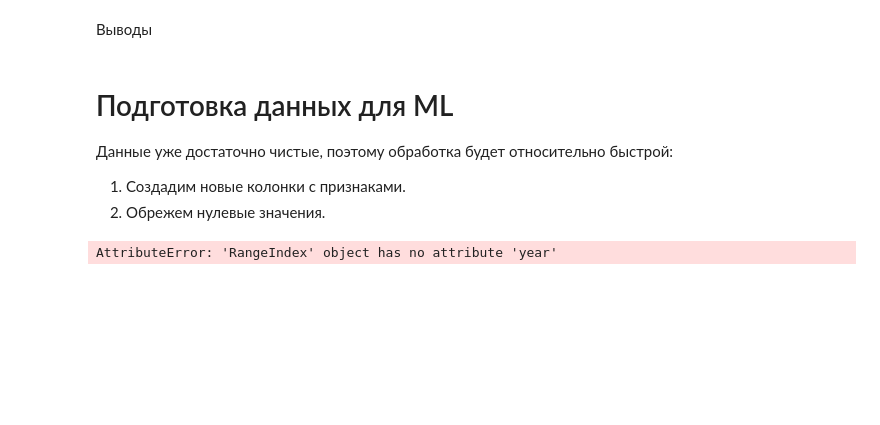
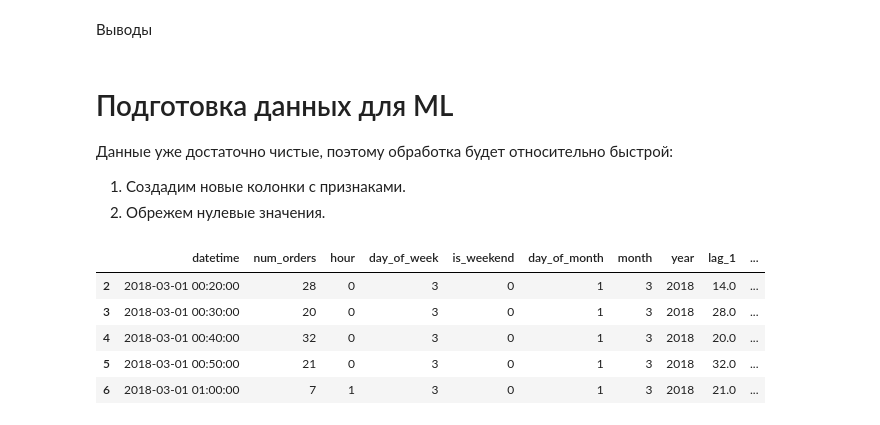
Before and after one commit to mskhmelik/yandex_data_science, a Jupyter notebook: Project_7/prj_taxi_clients.ipynb, the cells around one changed output. Saved outputs shown, nothing was run; the diff lists cells and outputs as text; code cells hidden in the pictures; blank space fills up the shorter version.

Commit message:
modified:   Project_7/prj_taxi_clients.ipynb changes:    added features to the dataset

```diff
--- a/Project_7/prj_taxi_clients.ipynb
+++ b/Project_7/prj_taxi_clients.ipynb
@@ -85,17 +85,31 @@ VBox(children=(Tab(children=(Tab(children=(GridBox(children=(VBox(children=(Grid
 
 1. Создадим новые колонки с признаками.
 2. Обрежем нулевые значения.
-# %%
-df_taxi_orders = (
-    raw_taxi_orders
-    .copy()
-    .loc[lambda df: df.num_orders > 0]
-    .astype({
-
-    })
-    .assign(
-        year=lambda df: raw_taxi_orders.index.year
-    )
-)
-# %% [output]
-AttributeError: 'RangeIndex' object has no attribute 'year'
+# %%
+df_taxi_orders = (
+    raw_taxi_orders
+    .loc[lambda df: df.num_orders > 0]
+    .reset_index(drop=True)
+    .assign(
+        datetime=lambda df: pd.to_datetime(df.datetime),
+        hour=lambda df: df.datetime.dt.hour,
+        day_of_week=lambda df: df.datetime.dt.dayofweek,
+        is_weekend=lambda df: df.day_of_week.isin([5, 6]).astype(int),
+        day_of_month=lambda df: df.datetime.dt.day,
+        month=lambda df: df.datetime.dt.month,
+        year=lambda df: df.datetime.dt.year,
+        lag_1=lambda df: df.num_orders.shift(1),
+        mean_rol_3=lambda df: df.num_orders.rolling(window=3).mean(),
+        std_rol_3=lambda df: df.num_orders.rolling(window=3).std()
+    )
+    .dropna()
+)
+
+display(df_taxi_orders.head())
+# %% [output]
+|  | datetime | num_orders | hour | day_of_week | is_weekend | day_of_month | month | year | lag_1 | ... |
+| 2 | 2018-03-01 00:20:00 | 28 | 0 | 3 | 0 | 1 | 3 | 2018 | 14.0 | ... |
+| 3 | 2018-03-01 00:30:00 | 20 | 0 | 3 | 0 | 1 | 3 | 2018 | 28.0 | ... |
+| 4 | 2018-03-01 00:40:00 | 32 | 0 | 3 | 0 | 1 | 3 | 2018 | 20.0 | ... |
+| 5 | 2018-03-01 00:50:00 | 21 | 0 | 3 | 0 | 1 | 3 | 2018 | 32.0 | ... |
+| 6 | 2018-03-01 01:00:00 | 7 | 1 | 3 | 0 | 1 | 3 | 2018 | 21.0 | ... |
```
